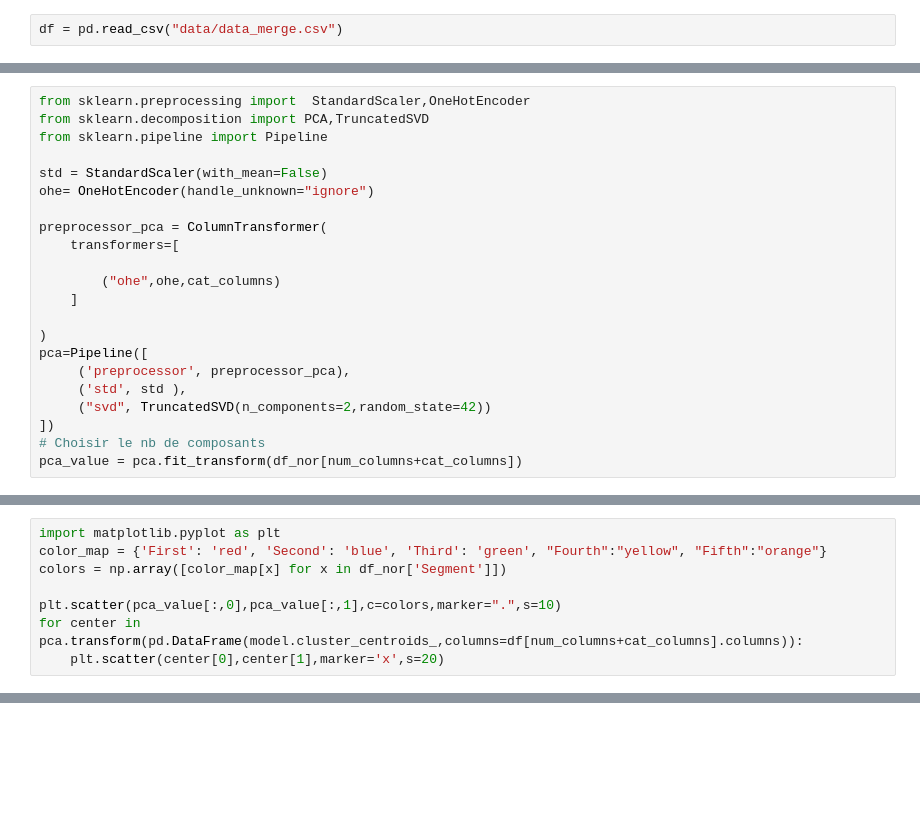
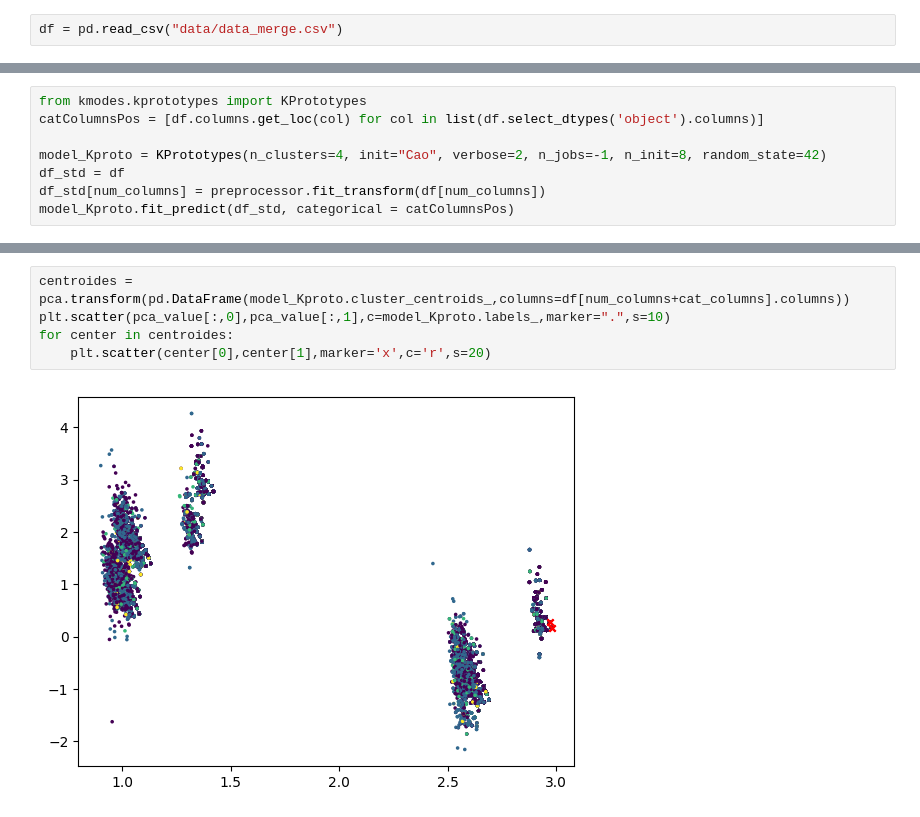
Before and after one commit to StevenDelval/segmentation_client, a Jupyter notebook: model.ipynb, the cells around one changed output, grey strips where cells are left out. Cells and saved outputs as stored; diff of their text form; blank space fills up the shorter version.

Commit message:
model

```diff
--- a/model.ipynb
+++ b/model.ipynb
@@ -114,22 +94,0 @@ num_columns
-# %%
-from sklearn.preprocessing import  StandardScaler,OneHotEncoder
-from sklearn.decomposition import PCA,TruncatedSVD
-from sklearn.pipeline import Pipeline
-
-std = StandardScaler(with_mean=False)
-ohe= OneHotEncoder(handle_unknown="ignore")
-
-preprocessor_pca = ColumnTransformer(
-    transformers=[
-
-        ("ohe",ohe,cat_columns)
-    ]
-
-)
-pca=Pipeline([
-     ('preprocessor', preprocessor_pca),
-     ('std', std ),
-     ("svd", TruncatedSVD(n_components=2,random_state=42))
-])
-# Choisir le nb de composants
-pca_value = pca.fit_transform(df_nor[num_columns+cat_columns])
@@ -139,8 +94,0 @@ IndexError: only integers, slices (`:`), ellipsis (`...`), numpy.newaxis (`None`
-# %%
-import matplotlib.pyplot as plt
-color_map = {'First': 'red', 'Second': 'blue', 'Third': 'green', "Fourth":"yellow", "Fifth":"orange"}
-colors = np.array([color_map[x] for x in df_nor['Segment']])
-
-plt.scatter(pca_value[:,0],pca_value[:,1],c=colors,marker=".",s=10)
-for center in pca.transform(pd.DataFrame(model.cluster_centroids_,columns=df[num_columns+cat_columns].columns)):
-    plt.scatter(center[0],center[1],marker='x',s=20)
@@ -148,0 +95,8 @@ for center in pca.transform(pd.DataFrame(model.cluster_centroids_,columns=df[num
+# %%
+from kmodes.kprototypes import KPrototypes
+catColumnsPos = [df.columns.get_loc(col) for col in list(df.select_dtypes('object').columns)]
+
+model_Kproto = KPrototypes(n_clusters=4, init="Cao", verbose=2, n_jobs=-1, n_init=8, random_state=42)
+df_std = df
+df_std[num_columns] = preprocessor.fit_transform(df[num_columns])
+model_Kproto.fit_predict(df_std, categorical = catColumnsPos)
@@ -148,0 +122,7 @@ for center in pca.transform(pd.DataFrame(model.cluster_centroids_,columns=df[num
+# %%
+centroides = pca.transform(pd.DataFrame(model_Kproto.cluster_centroids_,columns=df[num_columns+cat_columns].columns))
+plt.scatter(pca_value[:,0],pca_value[:,1],c=model_Kproto.labels_,marker=".",s=10)
+for center in centroides:
+    plt.scatter(center[0],center[1],marker='x',c='r',s=20)
+# %% [output]
+[figure, added]
```
Also changed, not shown: parts of 22 cells of this notebook, 1 other file.
